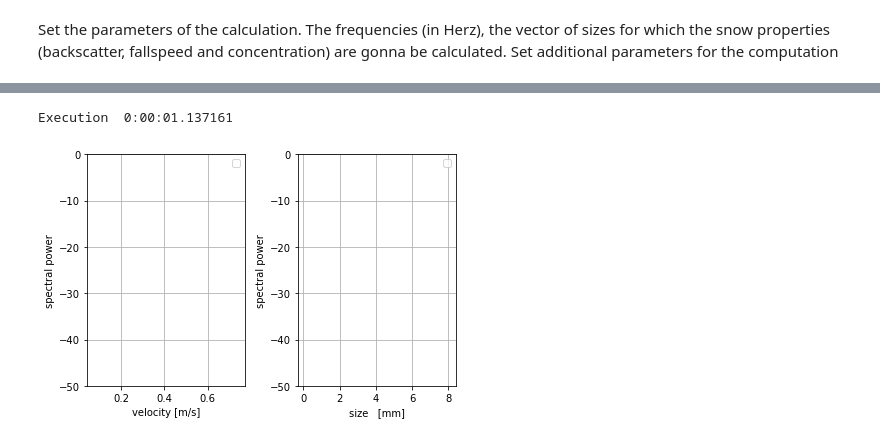
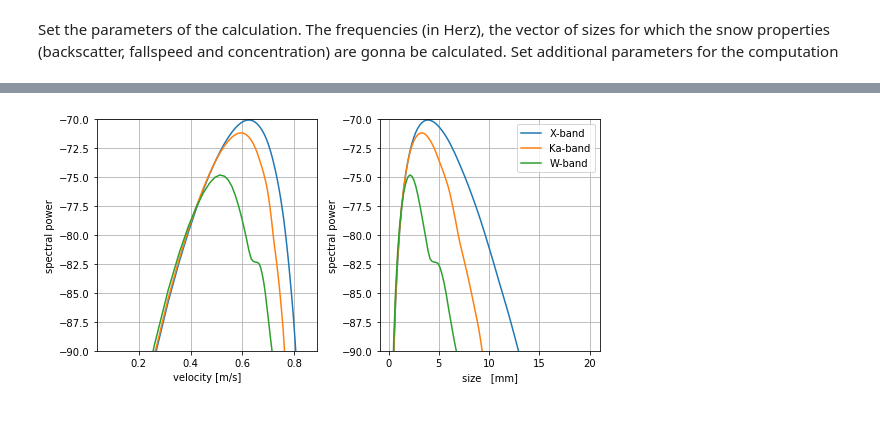
Before and after one commit to OPTIMICe-team/snowScatt, a Jupyter notebook: docs/source/notebooks/radar_example.ipynb, the cells around one changed output, grey strips where cells are left out. Drawn from its saved outputs; the diff is of its cells as text; code cells hidden in the pictures.

```diff
--- a/docs/source/notebooks/radar_example.ipynb
+++ b/docs/source/notebooks/radar_example.ipynb
@@ -29,29 +37,32 @@ def Bd(x):
 Set the parameters of the calculation. The frequencies (in Herz), the vector of sizes for which the snow properties (backscatter, fallspeed and concentration) are gonna be calculated.
 Set additional parameters for the computation
 # %%
-frequency =  np.array([13.6e9, 35.6e9, 94.0e9]) # frequencies
+frequency =  np.array([9.6e9, 35.6e9, 94.0e9]) # frequencies
+freq_label =  ['X-band', 'Ka-band', 'W-band'] # frequencies
 temperature = 270.0
 
-Dmax = np.linspace(0.1e-3, 8.0e-3, 1000) # list of sizes [meters]
-lams = 1.0/np.linspace(0.01-3, 0.5e-3, 10) # list of lambdas [meters**-1]
+Dmax = np.linspace(0.1e-3, 20.0e-3, 100) # list of sizes [meters]
+lams = 1.0/1.0e-3 # lambda parameters of the PSD [meters**-1]
 
 particle = 'Leinonen15tabA00'
-fig, (ax0, ax1) = plt.subplots(1, 2)
-PSD = 10.0*np.stack([np.array(Nexp(Dmax, l)) for l in lams])
+fig, (ax0, ax1) = plt.subplots(1, 2, figsize=(8, 4))
+concentration = 1000.0 # number m**-1 m**-3
+PSD = (concentration*(np.array(Nexp(Dmax, lams))))[np.newaxis, ...]
 
-wl = snowScatt._compute._c/frequency[0]
-spec0, vel = dopplerSpectrum(Dmax, PSD, wl, particle, temperature=temperature)
-spec1 = sizeSpectrum(Dmax, PSD, wl, particle, temperature=temperature)
+for idf, freq in enumerate(frequency):
+    wl = snowScatt._compute._c/freq
+    spec0, vel = dopplerSpectrum(Dmax, PSD, wl, particle, temperature=temperature)
+    spec1 = sizeSpectrum(Dmax, PSD, wl, particle, temperature=temperature)
 
-Zx = Ze(Dmax, PSD, wl, particle, temperature=temperature)
+    Zx = Ze(Dmax, PSD, wl, particle, temperature=temperature)
 
-ax0.plot(vel, dB(spec0.T))
-ax1.plot(Dmax*1.0e3, dB(spec1.T))
+    ax0.plot(vel, dB(spec0[0, :]*np.gradient(vel)))
+    ax1.plot(Dmax*1.0e3, dB(spec1[0, :]*np.gradient(Dmax)), label=freq_label[idf])
 for ax in (ax0, ax1):
-    ax.legend()
     ax.grid()
     ax.set_ylabel('spectral power')
-    ax.set_ylim([-50, 0])
+    ax.set_ylim([-90, -70])
+ax1.legend()
 ax0.set_xlabel('velocity [m/s]')
 ax1.set_xlabel('size   [mm]')
 fig.tight_layout()
@@ -65,2 +75 @@ WARNING:matplotlib.legend:No handles with labels found to put in legend.
-Execution  0:00:01.137161
-[figure, old version]
+[figure, new version]
```
Also changed, not shown: parts of 8 cells of this notebook, 8 other files.
